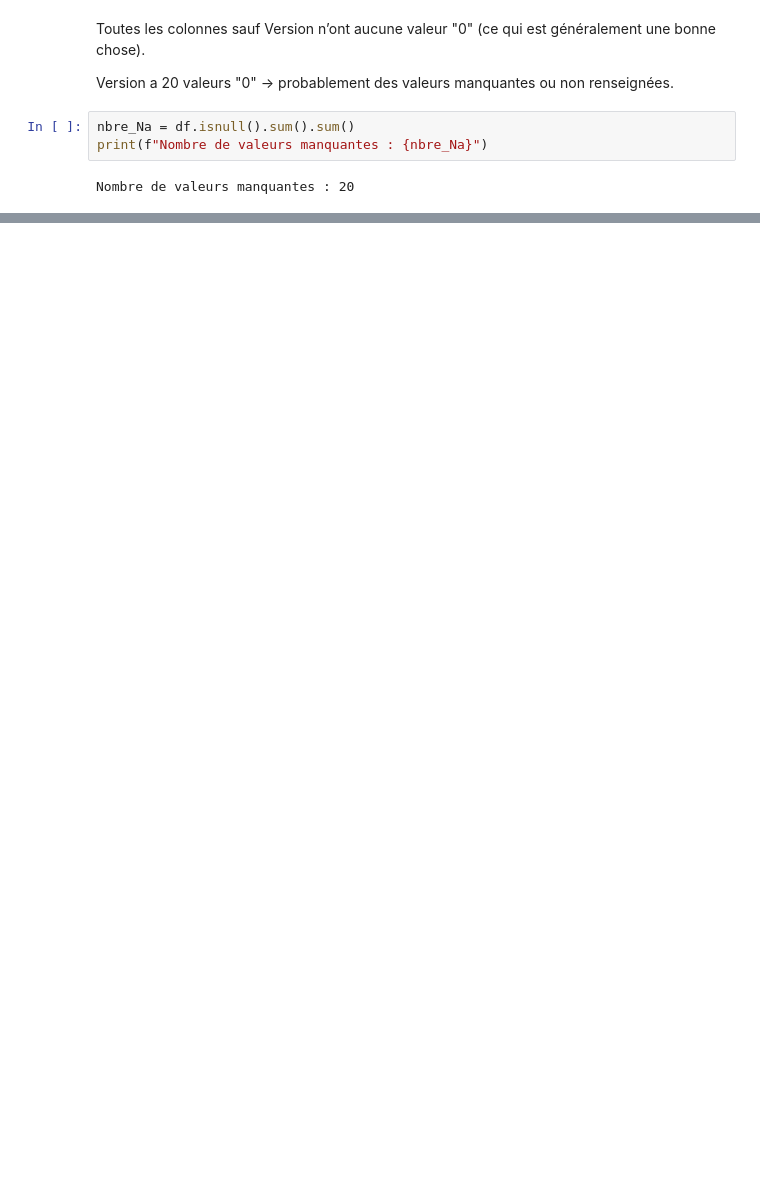
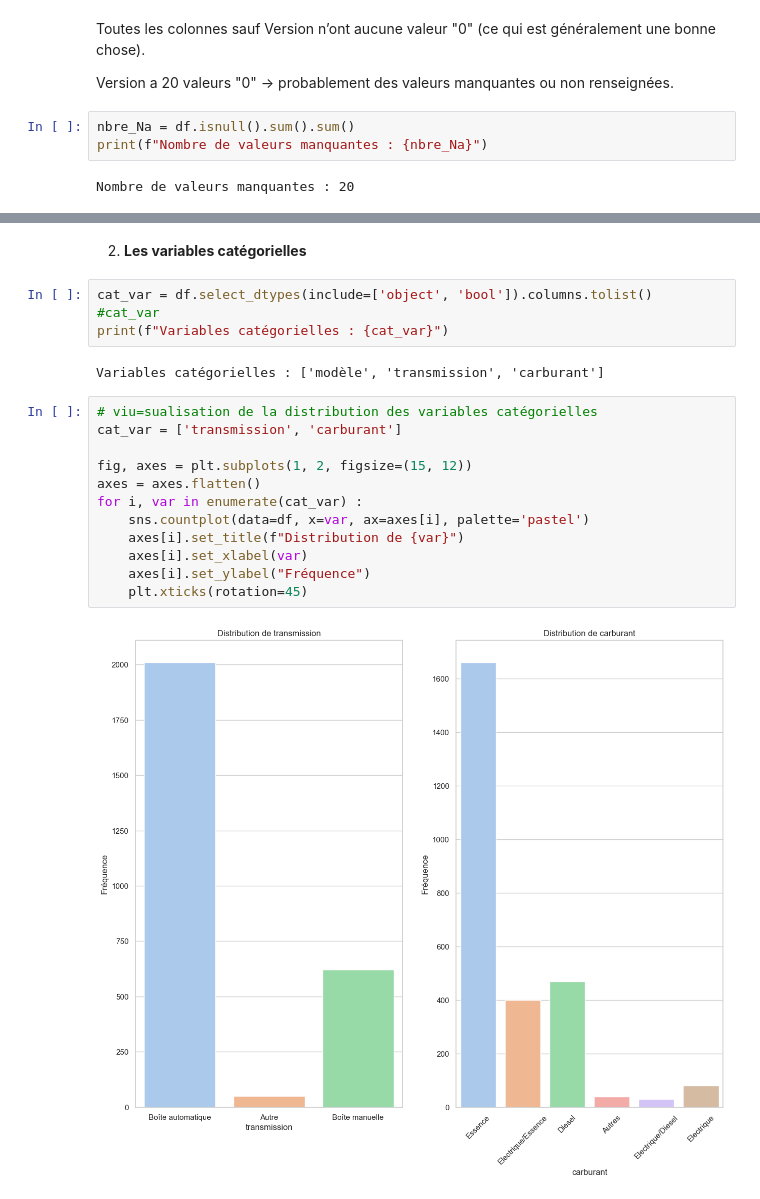
Before and after one commit to nazif96/Car-price, a Jupyter notebook: Notebooks/EDA.ipynb, the cells around one changed output, grey strips where cells are left out. Drawn from its saved outputs; the diff is of its cells as text; blank space fills up the shorter version.

```diff
--- a/Notebooks/EDA.ipynb
+++ b/Notebooks/EDA.ipynb
@@ -91,0 +199,22 @@ dimension après suppression de colonnes : (2680, 9)
+# %% [markdown]
+2. **Les variables catégorielles**
+# %%
+cat_var = df.select_dtypes(include=['object', 'bool']).columns.tolist()
+#cat_var
+print(f"Variables catégorielles : {cat_var}")
+# %% [output]
+Variables catégorielles : ['modèle', 'transmission', 'carburant']
+# %%
+# viu=sualisation de la distribution des variables catégorielles
+cat_var = ['transmission', 'carburant']
+
+fig, axes = plt.subplots(1, 2, figsize=(15, 12))
+axes = axes.flatten()
+for i, var in enumerate(cat_var) :
+    sns.countplot(data=df, x=var, ax=axes[i], palette='pastel')
+    axes[i].set_title(f"Distribution de {var}")
+    axes[i].set_xlabel(var)
+    axes[i].set_ylabel("Fréquence")
+    plt.xticks(rotation=45)
+# %% [output]
+[figure, added]
```
Also changed, not shown: parts of 36 cells of this notebook, 1 other file.
